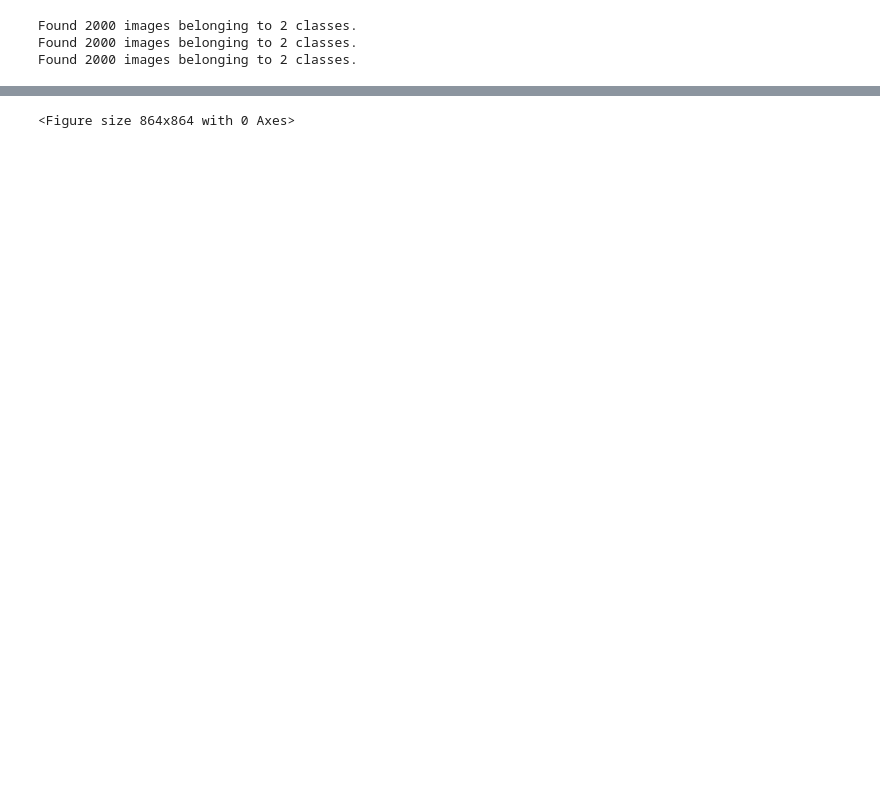
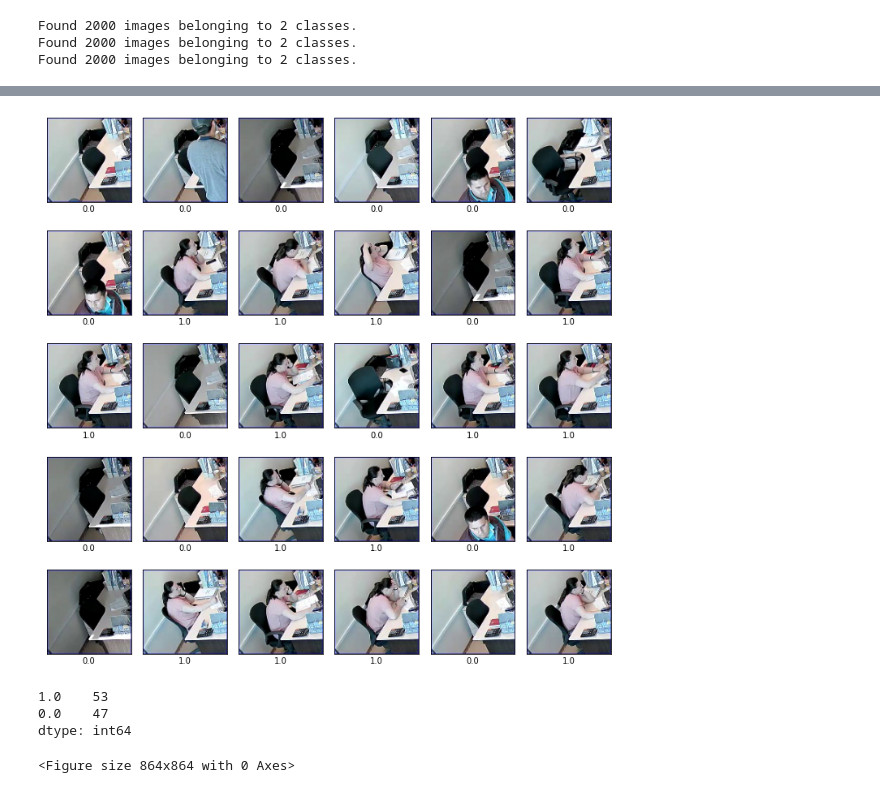
Before and after one commit to RCCyber/Detect-employees-CV-, a Jupyter notebook: detect_employees.ipynb, the cells around one changed output, grey strips where cells are left out. Saved outputs shown, nothing was run; the diff lists cells and outputs as text; code cells hidden in the pictures; blank space fills up the shorter version.

```diff
--- a/detect_employees.ipynb
+++ b/detect_employees.ipynb
@@ -218,3 +202,24 @@ TypeError: ignored
+# %%
+features, target = next(pred_generator)
+# %%
+fig = plt.figure(figsize=(10,10))
+for i in range(30):
+    fig.add_subplot(5, 6, i+1)
+    plt.imshow(features[i])
+    plt.xlabel(target[i])
+    plt.xticks([])
+    plt.yticks([])
+    plt.tight_layout()
+# %% [output]
+[figure, added]
+# %%
+predictions=model.predict(features)
+rounded_pred=np.asarray([np.round(i) for i in predictions])
+pd.value_counts(target)
+# %% [output]
+1.0    53
+0.0    47
+dtype: int64
 # %%
 right=[im for im in zip(array_imgs, rounded_pred, labels, predictions) if im[1]==im[2]]
 
```
Also changed, not shown: parts of 7 cells of this notebook.
